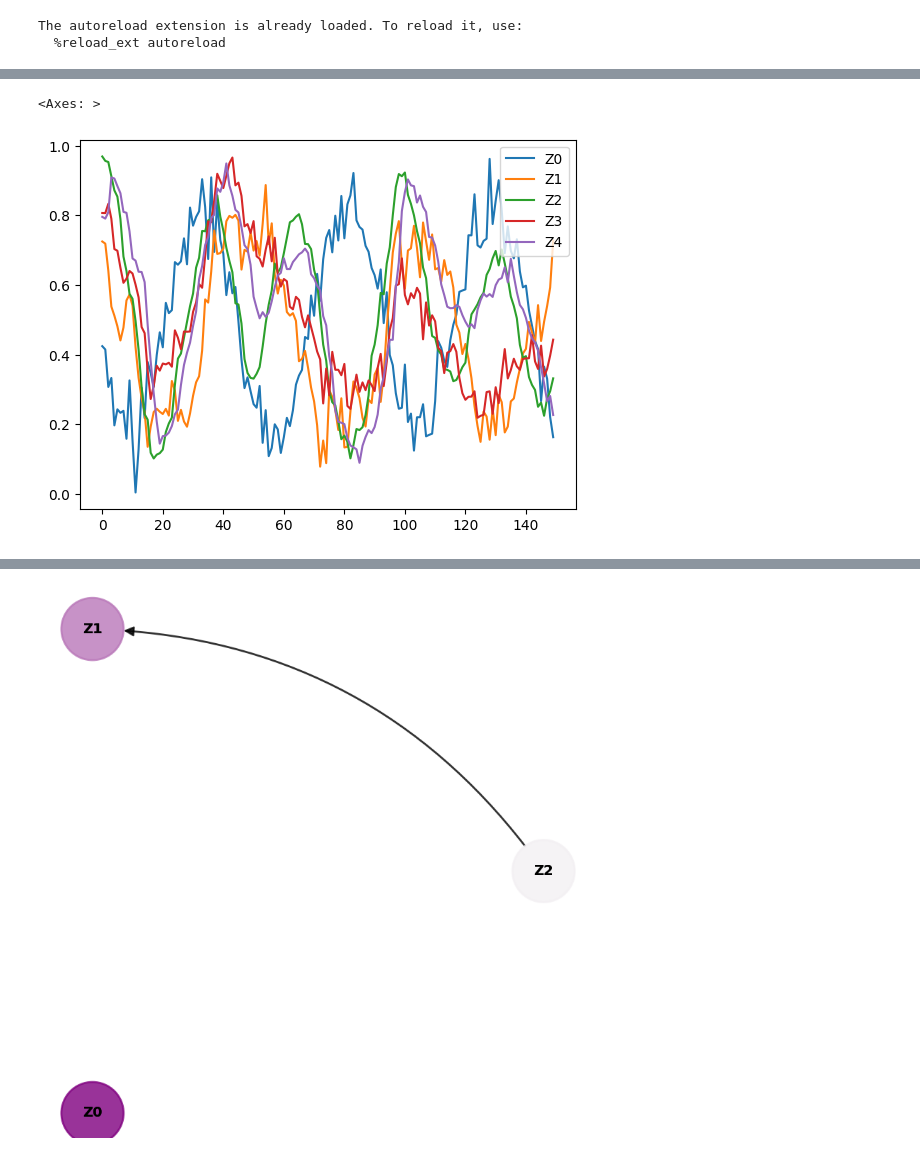
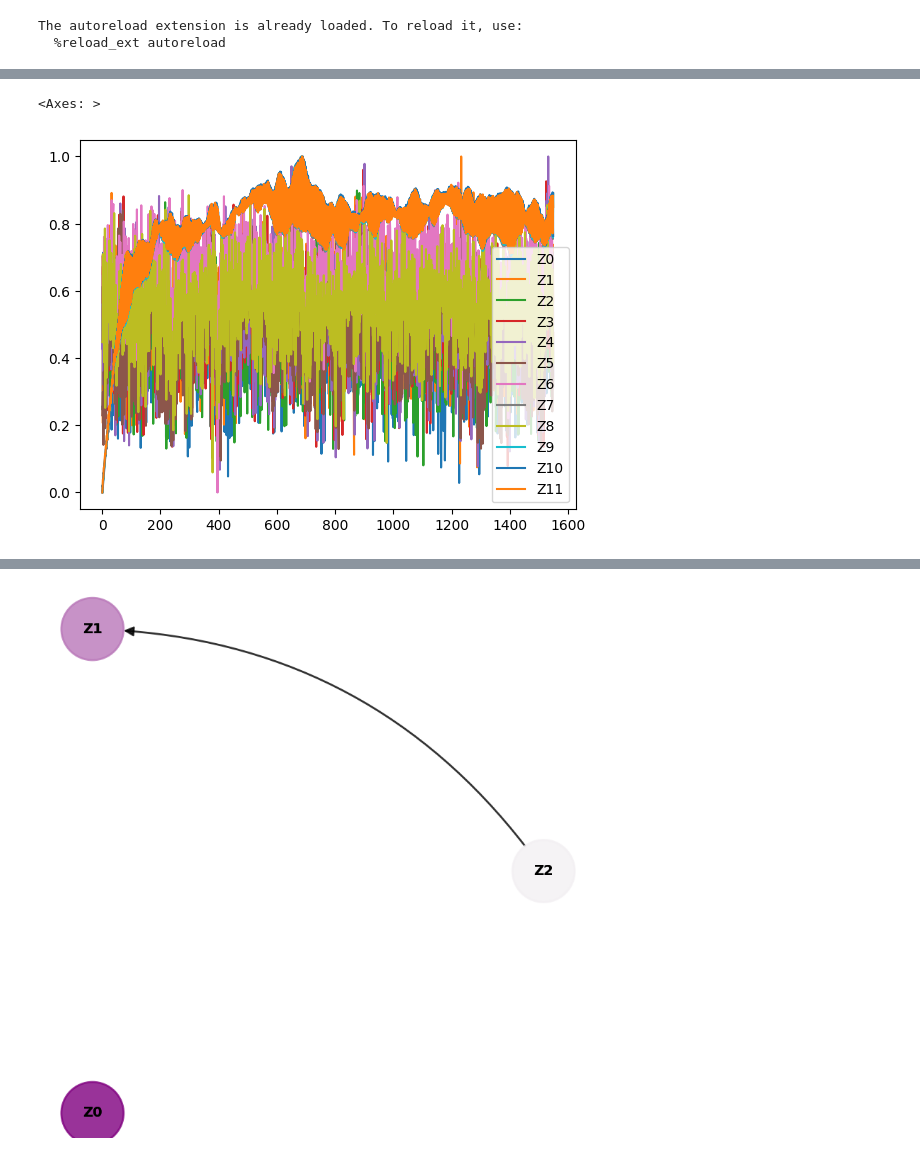
Before and after one commit to wasimahmadpk/cdmi, a Jupyter notebook: src/scms.ipynb, the cells around one changed output, grey strips where cells are left out. Saved outputs shown, nothing was run; the diff lists cells and outputs as text; code cells hidden in the pictures.

```diff
--- a/src/scms.ipynb
+++ b/src/scms.ipynb
@@ -20,8 +20,8 @@ from TSGen import RandomCausalSimulator
 
 np.random.seed(1)
 # %%
-n_nodes = 5          # Total variables (10 variables)
-edge_prob = 0.75      # Probability of edge creation
+n_nodes = 12          # Total variables (10 variables)
+edge_prob = 0.66      # Probability of edge creation
 nonlinear_prob = 0.5   # Chance of nonlinearity per edge
 
 sim = RandomCausalSimulator(n_nodes, edge_prob, nonlinear_prob, seed=42)
@@ -52,6 +55,6 @@ Sample Data:
 # %%
-df.iloc[:150, ].plot()
+df.iloc[:1550, ].plot()
 # %% [output]
 <Axes: >
-[figure, old version]
+[figure, new version]
 # %%
```
Also changed, not shown: parts of 2 cells of this notebook, 2 other files.
